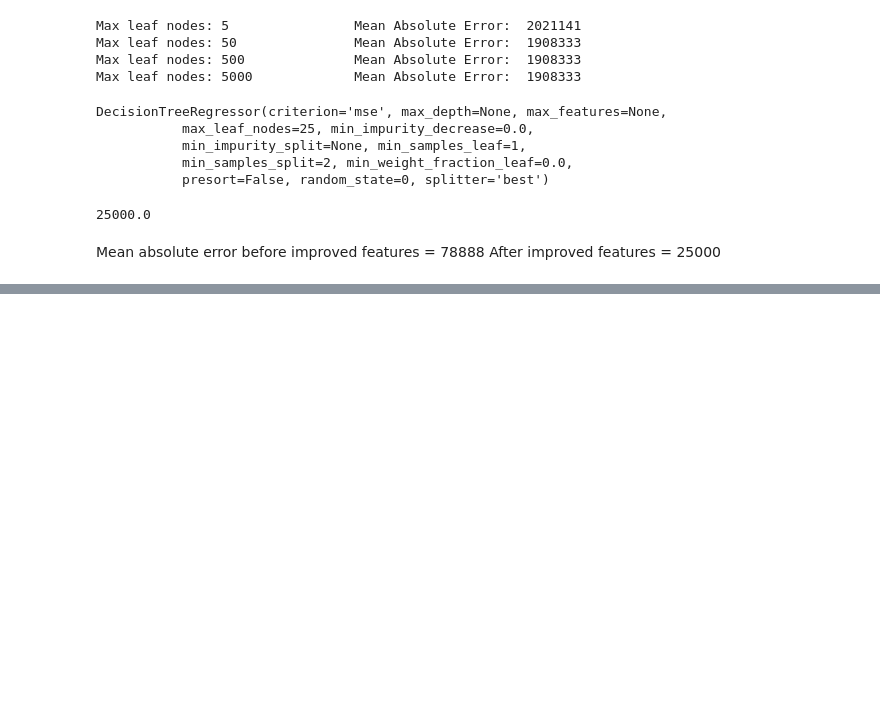
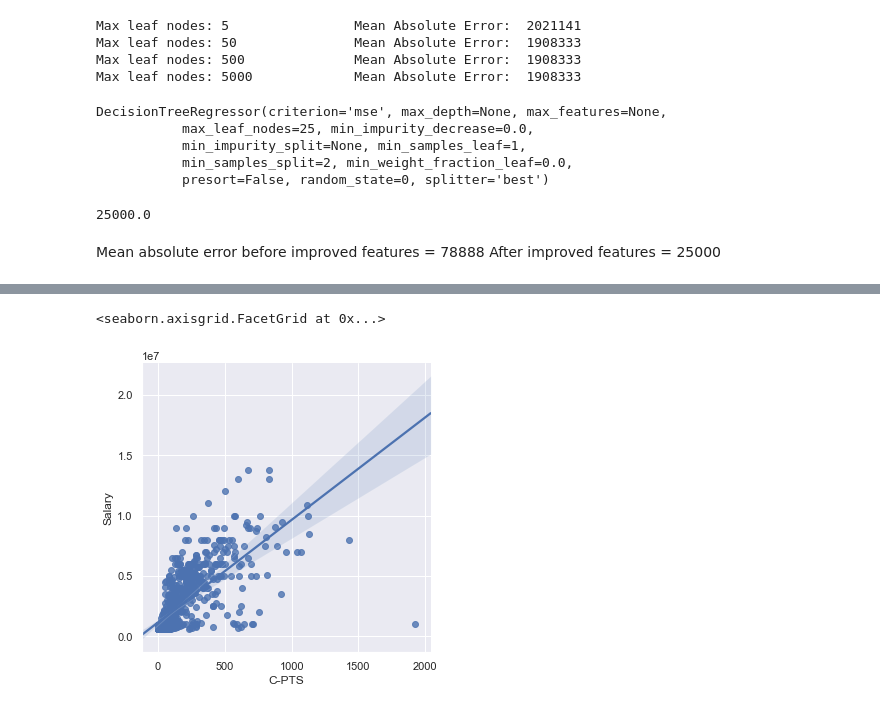
Before and after one commit to carsonreid/seng474project, a Jupyter notebook: nhl.ipynb, the cells around one changed output, grey strips where cells are left out. Saved outputs shown, nothing was run; the diff lists cells and outputs as text; code cells hidden in the pictures; blank space fills up the shorter version.

```diff
--- a/nhl.ipynb
+++ b/nhl.ipynb
@@ -458,0 +566,15 @@ After improved features = 25000
+# %%
+https://elitedatascience.com/python-seaborn-tutorial
+
+import numpy as np; np.random.seed(0)
+import seaborn as sns;
+
+df = pd.read_csv('nhl_data.csv')
+#uniform_data = np.random.rand(10, 12)
+#flights = sns.load_dataset("flights")
+#flights = flights.pivot("Age", "CF", "A")
+#ax = sns.heatmap(flights, annot=True, fmt="d")
+sns.lmplot(x='C-PTS', y='Salary', data=df)
+# %% [output]
+<seaborn.axisgrid.FacetGrid at 0x...>
+[figure, added]
```
Also changed, not shown: parts of 28 cells of this notebook.
